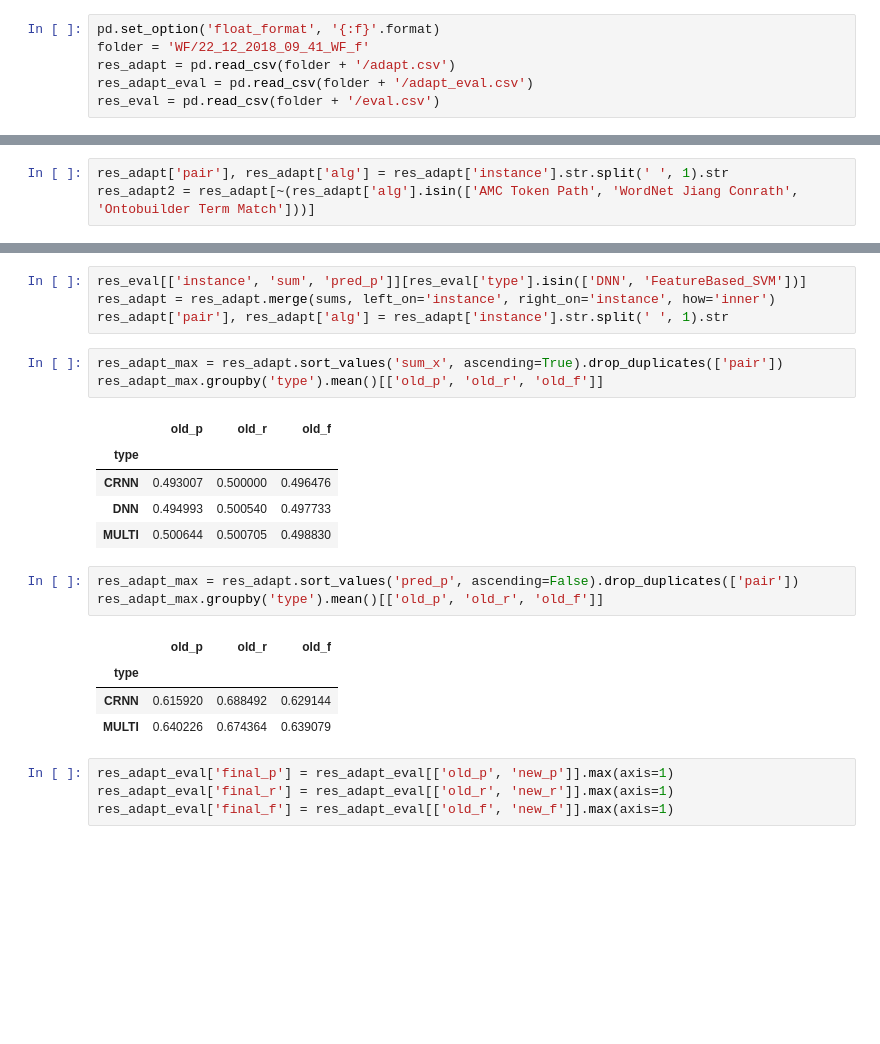
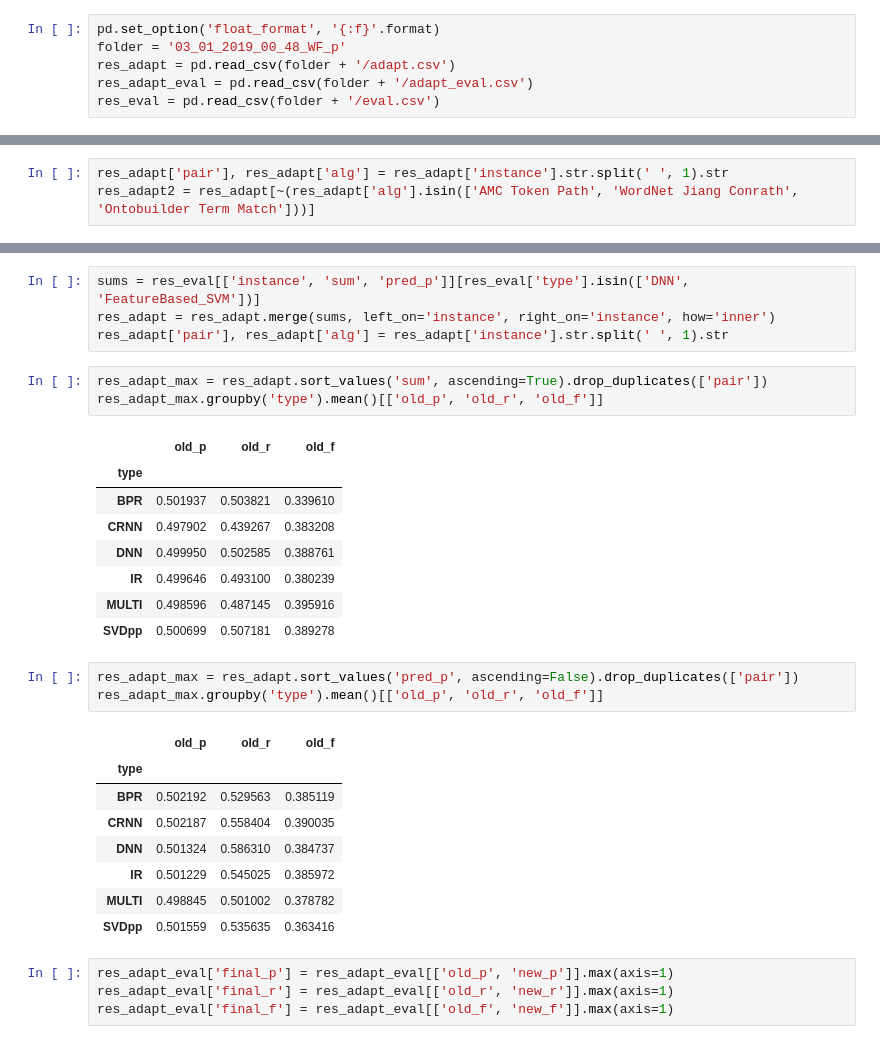
Before and after one commit to shraga89/DSMA, a Jupyter notebook: results/Untitled.ipynb, the cells around one changed output, grey strips where cells are left out. Cells and saved outputs as stored; diff of their text form; blank space fills up the shorter version.

```diff
--- a/results/Untitled.ipynb
+++ b/results/Untitled.ipynb
@@ -5,7 +5,7 @@ import time
 import math
 # %%
 pd.set_option('float_format', '{:f}'.format)
-folder = 'WF/22_12_2018_09_41_WF_f'
+folder = '03_01_2019_00_48_WF_p'
 res_adapt = pd.read_csv(folder + '/adapt.csv')
 res_adapt_eval = pd.read_csv(folder + '/adapt_eval.csv')
 res_eval = pd.read_csv(folder + '/eval.csv')
@@ -78,24 +78,31 @@ res_adapt2.groupby('type').mean()
 # %%
-res_eval[['instance', 'sum', 'pred_p']][res_eval['type'].isin(['DNN', 'FeatureBased_SVM'])]
+sums = res_eval[['instance', 'sum', 'pred_p']][res_eval['type'].isin(['DNN', 'FeatureBased_SVM'])]
 res_adapt = res_adapt.merge(sums, left_on='instance', right_on='instance', how='inner')
 res_adapt['pair'], res_adapt['alg'] = res_adapt['instance'].str.split(' ', 1).str
 # %%
-res_adapt_max = res_adapt.sort_values('sum_x', ascending=True).drop_duplicates(['pair'])
+res_adapt_max = res_adapt.sort_values('sum', ascending=True).drop_duplicates(['pair'])
 res_adapt_max.groupby('type').mean()[['old_p', 'old_r', 'old_f']]
 # %% [output]
 |  | old_p | old_r | old_f |
 | type |  |  |  |
-| CRNN | 0.493007 | 0.500000 | 0.496476 |
-| DNN | 0.494993 | 0.500540 | 0.497733 |
-| MULTI | 0.500644 | 0.500705 | 0.498830 |
+| BPR | 0.501937 | 0.503821 | 0.339610 |
+| CRNN | 0.497902 | 0.439267 | 0.383208 |
+| DNN | 0.499950 | 0.502585 | 0.388761 |
+| IR | 0.499646 | 0.493100 | 0.380239 |
+| MULTI | 0.498596 | 0.487145 | 0.395916 |
+| SVDpp | 0.500699 | 0.507181 | 0.389278 |
 # %%
 res_adapt_max = res_adapt.sort_values('pred_p', ascending=False).drop_duplicates(['pair'])
 res_adapt_max.groupby('type').mean()[['old_p', 'old_r', 'old_f']]
 # %% [output]
 |  | old_p | old_r | old_f |
 | type |  |  |  |
-| CRNN | 0.615920 | 0.688492 | 0.629144 |
-| MULTI | 0.640226 | 0.674364 | 0.639079 |
+| BPR | 0.502192 | 0.529563 | 0.385119 |
+| CRNN | 0.502187 | 0.558404 | 0.390035 |
+| DNN | 0.501324 | 0.586310 | 0.384737 |
+| IR | 0.501229 | 0.545025 | 0.385972 |
+| MULTI | 0.498845 | 0.501002 | 0.378782 |
+| SVDpp | 0.501559 | 0.535635 | 0.363416 |
 # %%
 res_adapt_eval['final_p'] = res_adapt_eval[['old_p', 'new_p']].max(axis=1)
 res_adapt_eval['final_r'] = res_adapt_eval[['old_r', 'new_r']].max(axis=1)
```
Also changed, not shown: parts of 6 cells of this notebook, 1 other file.
